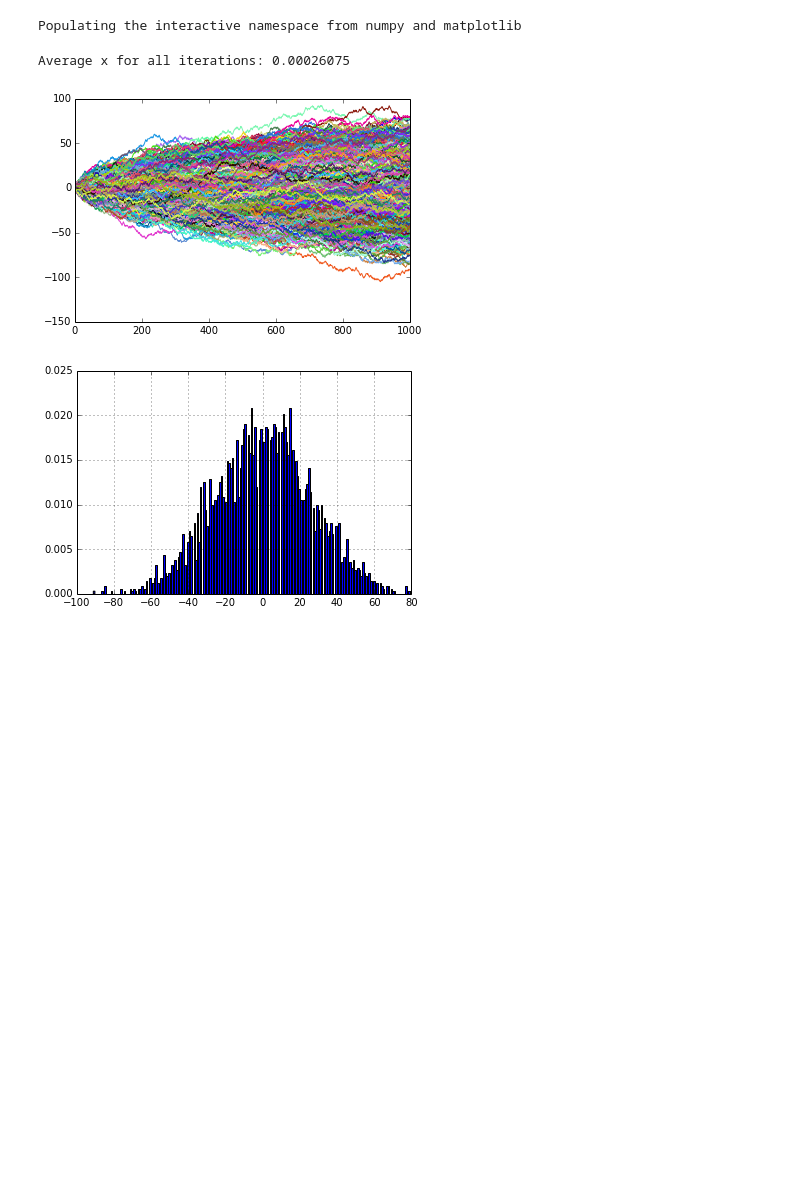
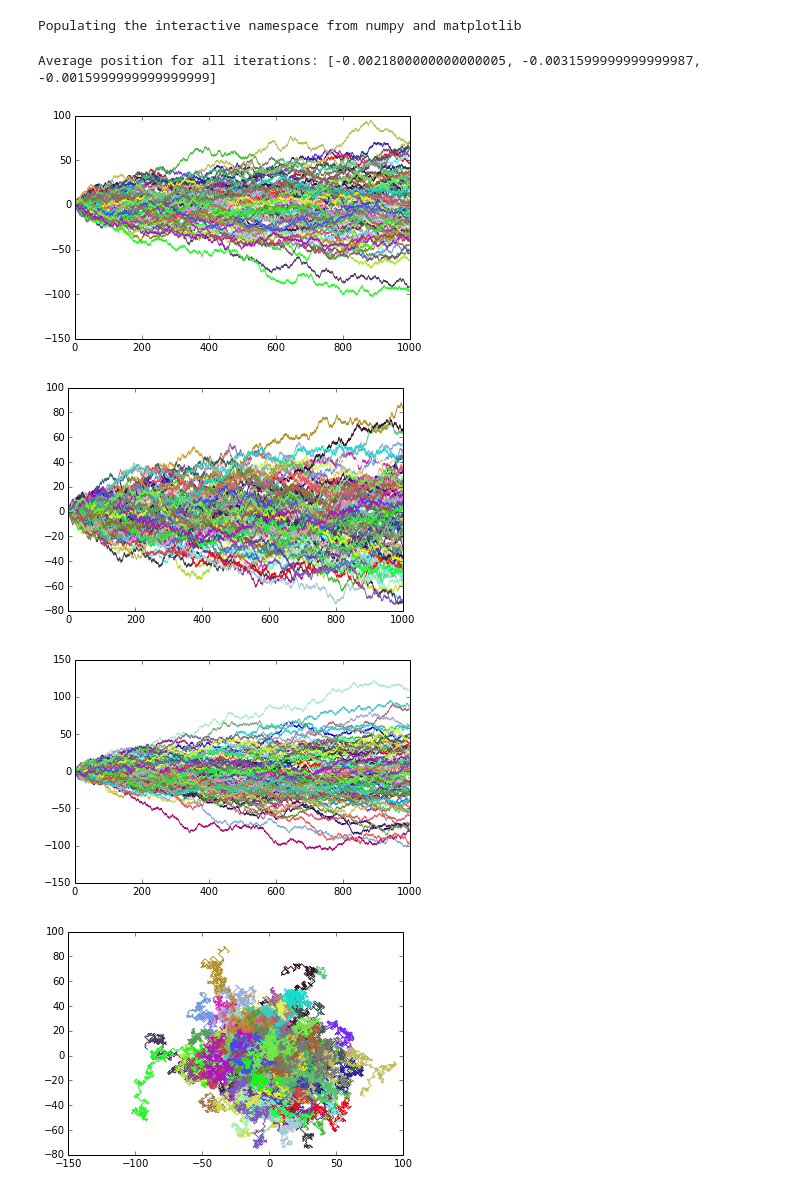
Before and after one commit to abardess/PHYS202-S14, a Jupyter notebook: ThermalCA1_Random_Walk.ipynb, the cells around one changed output. Drawn from its saved outputs; the diff is of its cells as text; code cells hidden in the pictures; blank space fills up the shorter version.

```diff
--- a/ThermalCA1_Random_Walk.ipynb
+++ b/ThermalCA1_Random_Walk.ipynb
@@ -6,34 +7,2 @@ from random import randint
 # %% [output]
 Populating the interactive namespace from numpy and matplotlib
-# %%
-def random_path(iterations, steps, running_average = False):
-    """Simulates a particle moving throught [iterations] iterations of a random path of [steps] number of steps
-    and returns a plot of all paths taken as well as a histogram of the particle's final positions. Also returns
-    the average position of the particle across all iterations. Can also be set to give a running average of each
-    iteration--this is not recoomended"""
-    x_n = []                        #record the last(nth) position of our particle
-    xave_total = 0
-    for n in range(iterations):     #simulate a 1000 step random path
-        x = 0                       #initial position
-        path = []                   #record path taken
-
-        for i in range(steps):   #randomly takes a step forward or backward
-            path.append(x)
-            s = randint(0, 2)
-            if s == 1:
-                x += 1
-            if s == 0:
-                x += -1
-        x_n.append(x)           #record the last(nth) position of our particle
-        y = np.arange(0, 1000, 1)
-        plt.plot(y, path, color = numpy.random.rand(3,1))        #plot position versus step
-        xave = float(x)/float(steps)                             #compute average x for this iteration
-        xave_total += xave #compute running average
-        if running_average == True:
-            print 'Iteration', n, 'Average:', xave               #dislpay average for each iteration (W/BIG NUMBERS = NOT GOOD IDEA)
-    xave_total = float(xave_total)/float(iterations)             #compute total average x
-    print 'Average x for all iterations:', xave_total
-    plt.show()                                                   #display all position plots
-
-    n, bins, patches = plt.hist(x_n, 200, normed = 1)            #create histogram of each final position of our particle
-    plt.grid();
@@ -40,6 +75,8 @@ def random_path(iterations, steps, running_average = False):
 # %%
-random_path(4000, 1000)
+random_path(100, 1000)
 # %% [output]
-Average x for all iterations: 0.00026075
+Average position for all iterations: [-0.0021800000000000005, -0.0031599999999999987, -0.0015999999999999999]
-[figure, old version]
+[figure, new version]
-[figure, old version]
+[figure, new version]
+[figure, added]
+[figure, added]
```
Also changed, not shown: parts of 3 cells of this notebook.
